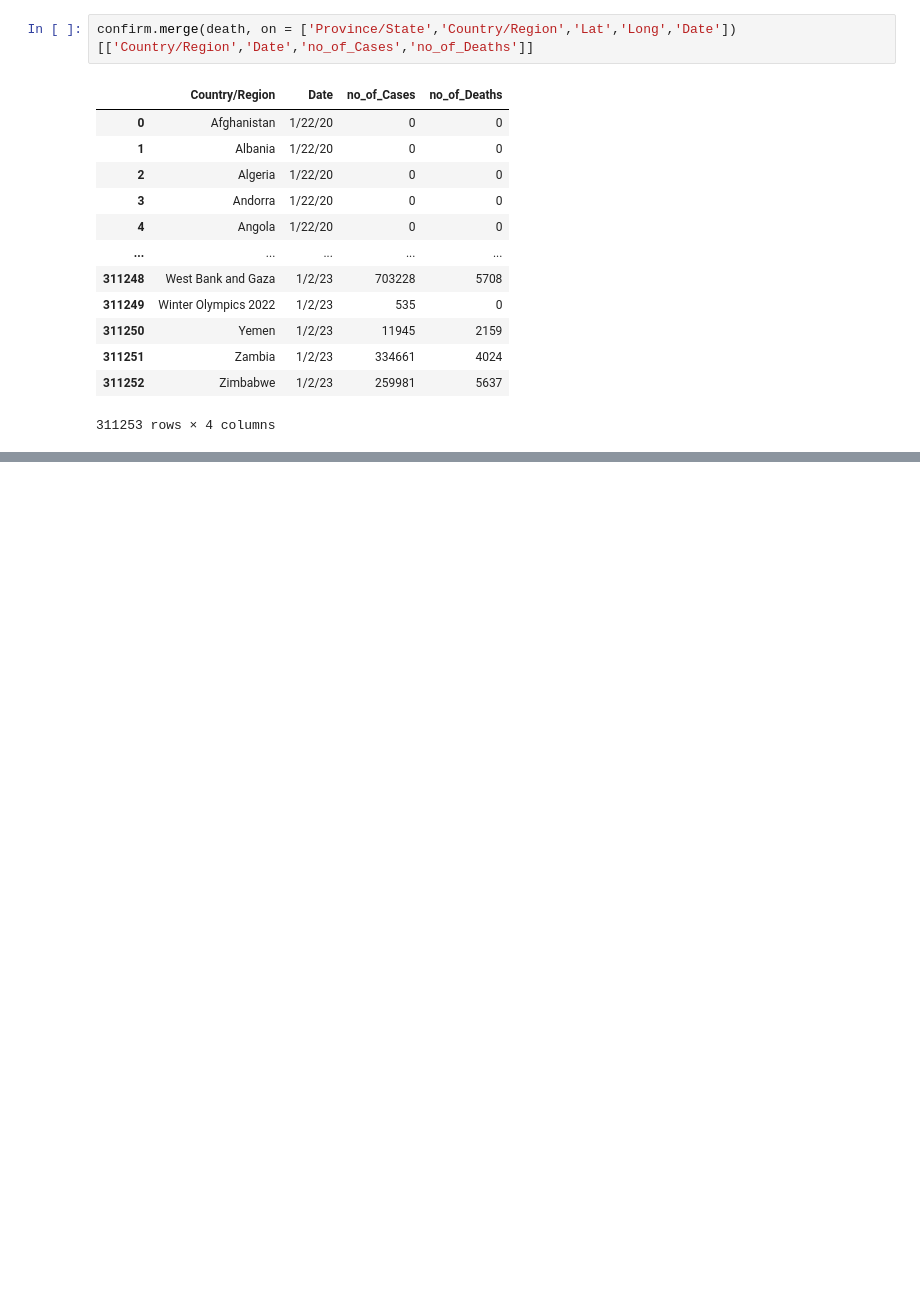
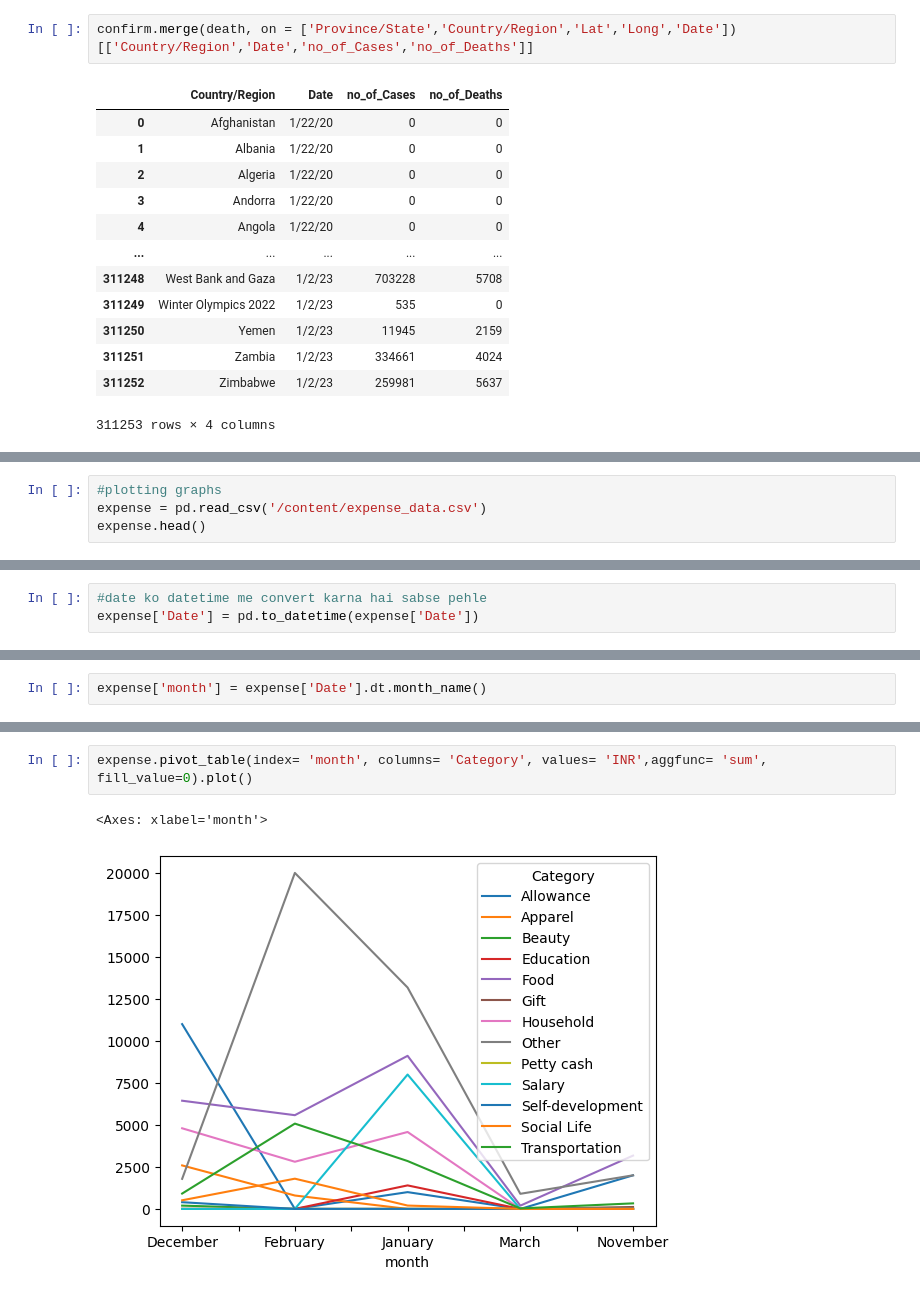
Before and after one commit to ShayanKhanAfridi/Data-Science-Practice, a Jupyter notebook: Pandas/Pandas_MultiIndex_Series_and_DataFrames.ipynb, the cells around one changed output, grey strips where cells are left out. Drawn from its saved outputs; the diff is of its cells as text; blank space fills up the shorter version.

Commit message:
added pivot table in the notebook

```diff
--- a/Pandas/Pandas_MultiIndex_Series_and_DataFrames.ipynb
+++ b/Pandas/Pandas_MultiIndex_Series_and_DataFrames.ipynb
@@ -502,0 +580,4 @@ confirm.merge(death, on = ['Province/State','Country/Region','Lat','Long','Date'
+# %%
+#plotting graphs
+expense = pd.read_csv('/content/expense_data.csv')
+expense.head()
@@ -502,0 +631,3 @@ confirm.merge(death, on = ['Province/State','Country/Region','Lat','Long','Date'
+# %%
+#date ko datetime me convert karna hai sabse pehle
+expense['Date'] = pd.to_datetime(expense['Date'])
@@ -502,0 +655,2 @@ confirm.merge(death, on = ['Province/State','Country/Region','Lat','Long','Date'
+# %%
+expense['month'] = expense['Date'].dt.month_name()
@@ -502,0 +666,5 @@ confirm.merge(death, on = ['Province/State','Country/Region','Lat','Long','Date'
+# %%
+expense.pivot_table(index= 'month', columns= 'Category', values= 'INR',aggfunc= 'sum', fill_value=0).plot()
+# %% [output]
+<Axes: xlabel='month'>
+[figure, added]
```
Also changed, not shown: parts of 17 cells of this notebook.
